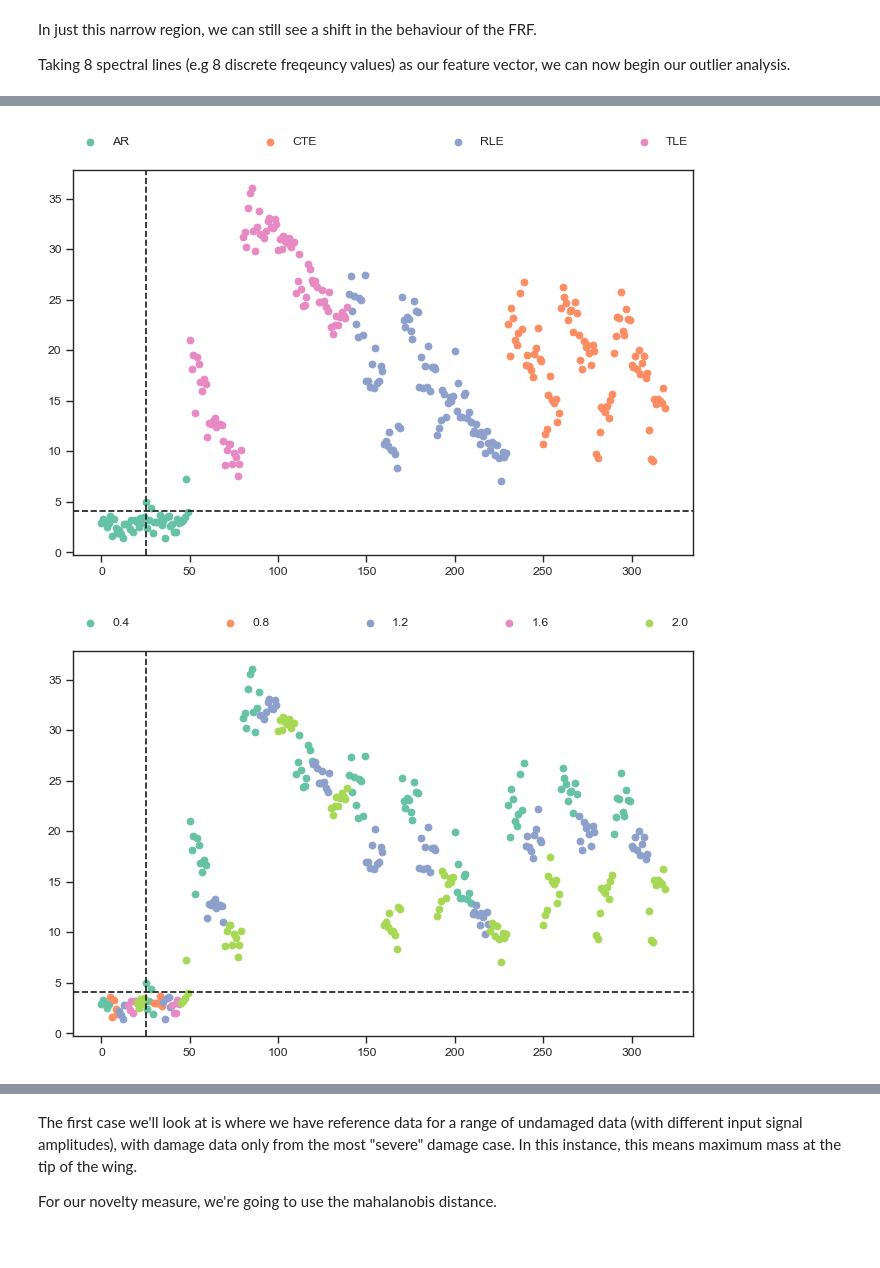
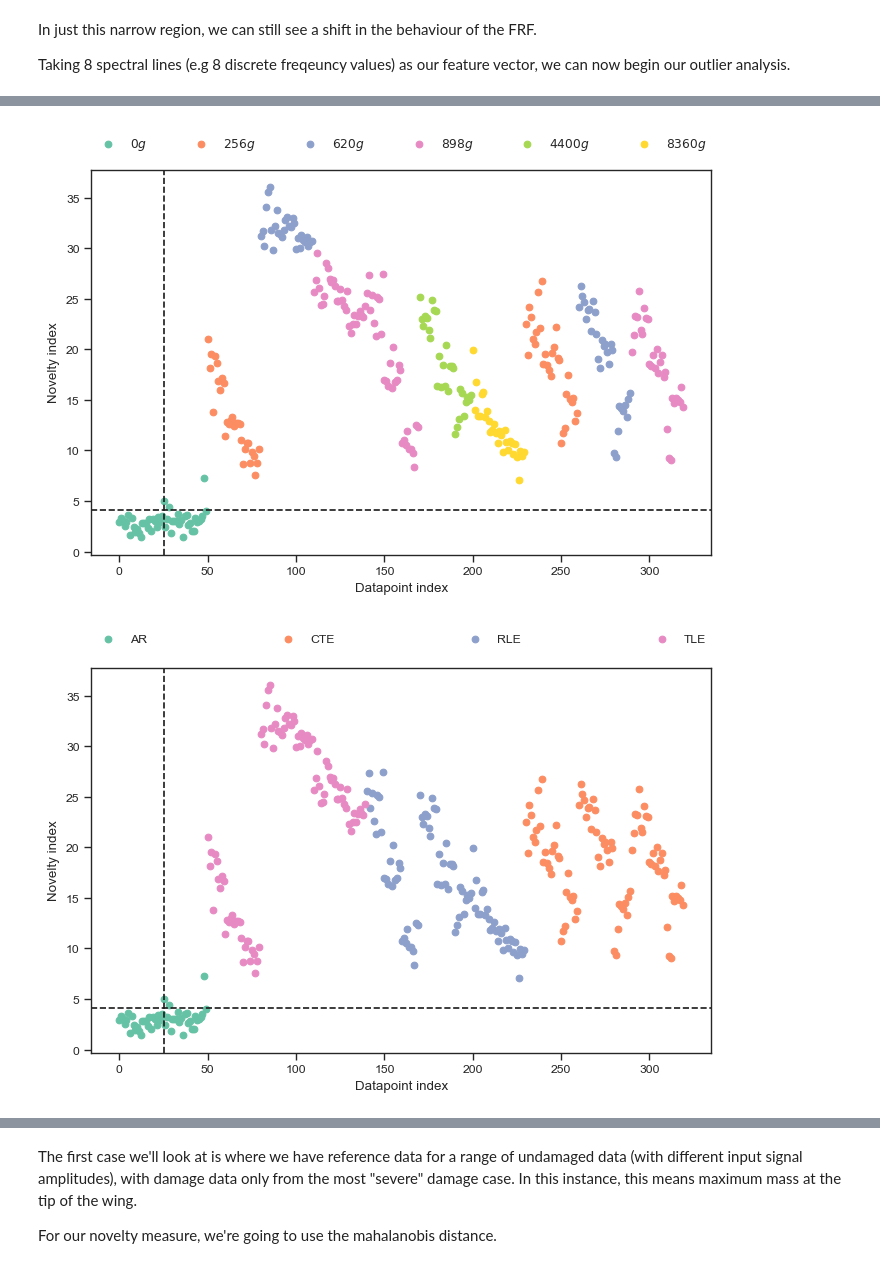
Before and after one commit to MDCHAMP/hawk-data, a Jupyter notebook: examples/shm.ipynb, the cells around one changed output, grey strips where cells are left out. Drawn from its saved outputs; the diff is of its cells as text; code cells hidden in the pictures.

```diff
--- a/examples/shm.ipynb
+++ b/examples/shm.ipynb
@@ -5,10 +5,12 @@ In this notebook we are going to be starting to think about how we might use the
 # %%
 import numpy as np
 import matplotlib.pyplot as plt
+from matplotlib.patches import Ellipse
 import seaborn as sns
 from scipy.spatial.distance import mahalanobis
 import hawk
 
+plt.rcParams['savefig.dpi'] = 300
 sns.set_theme("paper")
 sns.set_style("ticks")
 sns.set_palette("Set2")
@@ -16,6 +18,10 @@ sns.set_palette("Set2")
 data_dir = "./hawk_data"  # use your cached data if you have it downloaded from previous notebooks
 data = hawk.SBW(data_dir)
 ws = data["/LMS/xData/freq"][:]
+
+# control wether figs should be saved
+save = True
+save_dir = './figures/'
 # %% [markdown]
 As a first step, lets take only the natural frequency values from the data and explore them with a straightforward RFP approach using the ranges that we defined previously.
 # %%
@@ -80,7 +86,7 @@ def get_wns(ranges, ws, frf, oob=6):
 
 ### You should experiment with these:
 baseline_test = "BR_AR"
-damage_locs = ["DS_TLE"]
+damage_locs = ["DS_TLE", 'DS_RLE', 'DS_CTE']
 sensors = hawk.misc.all_sensors - {'FRC', 'EXH'}
 ranges = (
     ((5, 9), 1),
@@ -149,17 +157,19 @@ for i, w in enumerate(weights):
         PCS[idx, 1],
         c=[f"C{i}"] * sum(idx),
         s=np.array(all_excitation_levels)[idx] * 20,
-        label=f"$M={w}g$",
+        label=f"${int(w)}g$",
     )
 plt.legend(
     bbox_to_anchor=(0, 1.1, 1, 0),
     loc="upper left",
-    ncols=4,
+    ncols=6,
     mode="expand",
     borderaxespad=0,
     frameon=False,
 )
-plt.xlabel("PC1")
-plt.ylabel("PC2")
+plt.xlabel("First component")
+plt.ylabel("Second component")
 plt.tight_layout()
+if save:
+    plt.savefig(save_dir+'wns_PCA.png')
 # %% [output]
@@ -166,0 +253,10 @@ plt.tight_layout()
+# %%
+
+train_idx = np.ones(PCS.shape[0], dtype=bool)
+train_idx[::2] *= False  # use every other point for training
+np.random.shuffle(train_idx)  # randomise indicies
+
+pred = GMM(train_idx, PCS[:, :2], np.array(all_damage_weights) > 0,lambda d:f'{d}', figname='damage')  # presence of damage
+pred = GMM(train_idx, PCS[:, :2], np.array(all_damage_weights)    ,lambda d:f'${int(d)}g$', figname='damage_weight')      # extent of damage
+pred = GMM(train_idx, PCS[:, :2], np.array(all_damage_locs)       ,lambda d:f'{d}', figname='damage_loc')         # location of damage
+pred = GMM(train_idx, PCS[:, :2], np.array(all_excitation_levels) ,lambda d:f'{d}v', figname='excitaion')   # excitation level
@@ -259,7 +380,7 @@ interval = 8
 
 all_features = np.abs(np.array(all_frfs)[:, start_idx:end_idx:interval])
 # %%
-def outlier_analysis(train_idx, test_idx, all_features, all_labels, CI, fmt):
+def outlier_analysis(train_idx, test_idx, all_features, all_labels, CI, fmt, figname):
     train = all_features[train_idx]
     test  = all_features[test_idx]
     all_labels = np.array(all_labels)
@@ -304,11 +425,15 @@ def outlier_analysis(train_idx, test_idx, all_features, all_labels, CI, fmt):
     borderaxespad=0,
     frameon=False,
     )
-    plt.show()
+    plt.xlabel('Datapoint index')
+    plt.ylabel('Novelty index')
+    if save:
+        plt.savefig(save_dir+f'Novelty_{figname}.png')
 
 train = np.array(all_damage_weights)==0
 train[::2] *= False
-outlier_analysis(train, ~train, all_features, all_damage_weights, 95, lambda d:f'${d}g$')
-outlier_analysis(train, ~train, all_features, all_damage_locs, 95, lambda d:f'{d}')
-outlier_analysis(train, ~train, all_features, all_excitation_levels, 95, lambda d:f'{d}')
+outlier_analysis(train, ~train, all_features, np.array(all_damage_weights)>0, 95, lambda d:f'{d}', 'damage')
+outlier_analysis(train, ~train, all_features, all_damage_weights, 95,             lambda d:f'${int(d)}g$', 'damage_weight')
+outlier_analysis(train, ~train, all_features, all_damage_locs, 95,                lambda d:f'{d}', 'damage_loc')
+outlier_analysis(train, ~train, all_features, all_excitation_levels, 95,          lambda d:f'{d}v', 'excitation')
 # %% [output]
@@ -316,2 +441,2 @@ outlier_analysis(train, ~train, all_features, all_excitation_levels, 95, lambda
-[figure, old version]
+[figure, new version]
-[figure, old version]
+[figure, new version]
```
Also changed, not shown: parts of 7 cells of this notebook, 1 other file.
